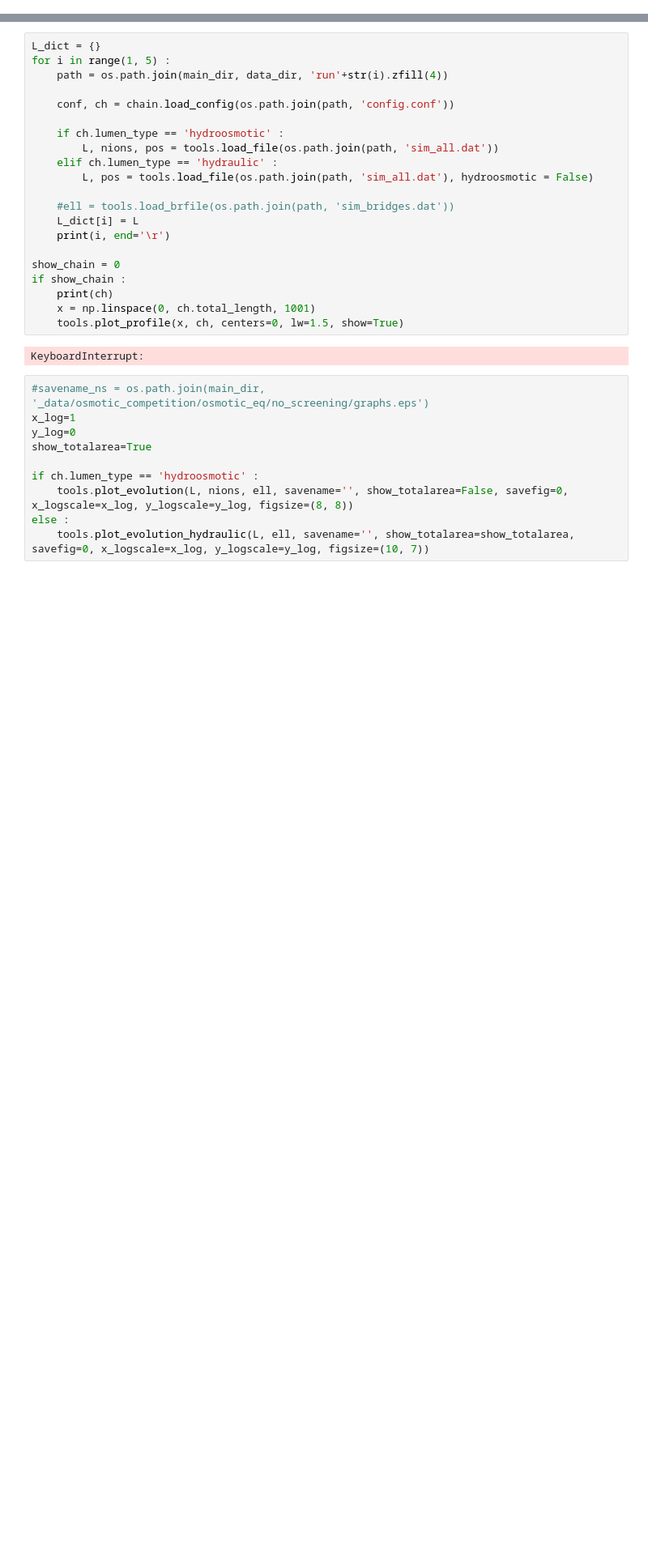
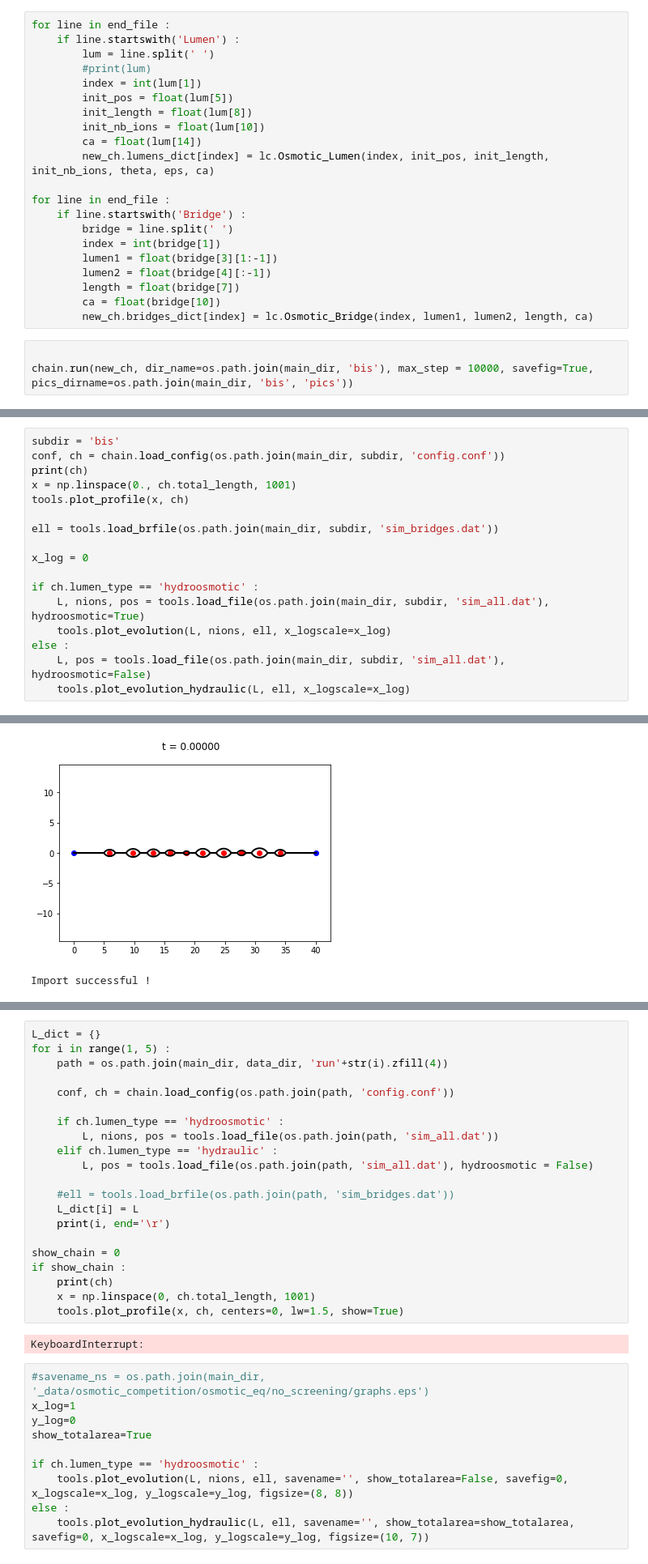
Before and after one commit to VirtualEmbryo/hydroosmotic_chain, a Jupyter notebook: _notebook/tests.ipynb, the cells around one changed output, grey strips where cells are left out. Shown at 81% size. Drawn from its saved outputs; the diff is of its cells as text; blank space fills up the shorter version.

```diff
--- a/_notebook/tests.ipynb
+++ b/_notebook/tests.ipynb
@@ -23,0 +107,24 @@ RuntimeWarning is now an exception.
+# %%
+for line in end_file :
+    if line.startswith('Lumen') :
+        lum = line.split(' ')
+        #print(lum)
+        index = int(lum[1])
+        init_pos = float(lum[5])
+        init_length = float(lum[8])
+        init_nb_ions = float(lum[10])
+        ca = float(lum[14])
+        new_ch.lumens_dict[index] = lc.Osmotic_Lumen(index, init_pos, init_length, init_nb_ions, theta, eps, ca)
+
+for line in end_file :
+    if line.startswith('Bridge') :
+        bridge = line.split(' ')
+        index = int(bridge[1])
+        lumen1 = float(bridge[3][1:-1])
+        lumen2 = float(bridge[4][:-1])
+        length = float(bridge[7])
+        ca = float(bridge[10])
+        new_ch.bridges_dict[index] = lc.Osmotic_Bridge(index, lumen1, lumen2, length, ca)
+# %%
+
+chain.run(new_ch, dir_name=os.path.join(main_dir, 'bis'), max_step = 10000, savefig=True, pics_dirname=os.path.join(main_dir, 'bis', 'pics'))
@@ -23,0 +144,18 @@ RuntimeWarning is now an exception.
+# %%
+subdir = 'bis'
+conf, ch = chain.load_config(os.path.join(main_dir, subdir, 'config.conf'))
+print(ch)
+x = np.linspace(0., ch.total_length, 1001)
+tools.plot_profile(x, ch)
+
+ell = tools.load_brfile(os.path.join(main_dir, subdir, 'sim_bridges.dat'))
+
+x_log = 0
+
+if ch.lumen_type == 'hydroosmotic' :
+    L, nions, pos = tools.load_file(os.path.join(main_dir, subdir, 'sim_all.dat'), hydroosmotic=True)
+    tools.plot_evolution(L, nions, ell, x_logscale=x_log)
+else :
+    L, pos = tools.load_file(os.path.join(main_dir, subdir, 'sim_all.dat'), hydroosmotic=False)
+    tools.plot_evolution_hydraulic(L, ell, x_logscale=x_log)
+# %% [output]
@@ -23,0 +179,2 @@ RuntimeWarning is now an exception.
+[figure, added]
+Import successful !
```
Also changed, not shown: parts of 10 cells of this notebook, 5 other files.
